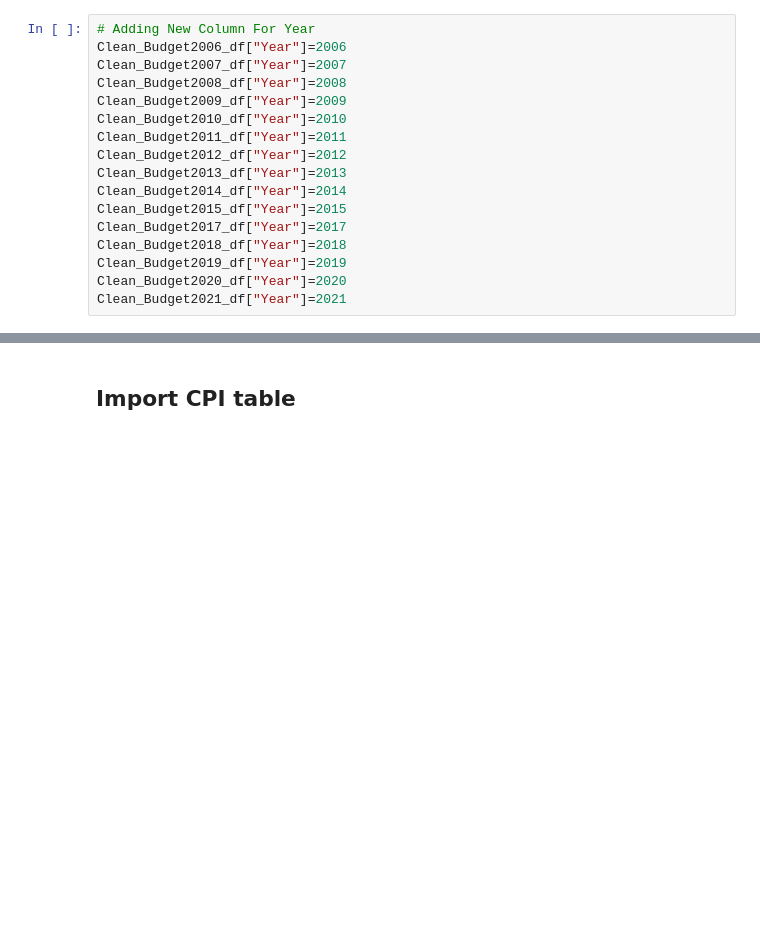
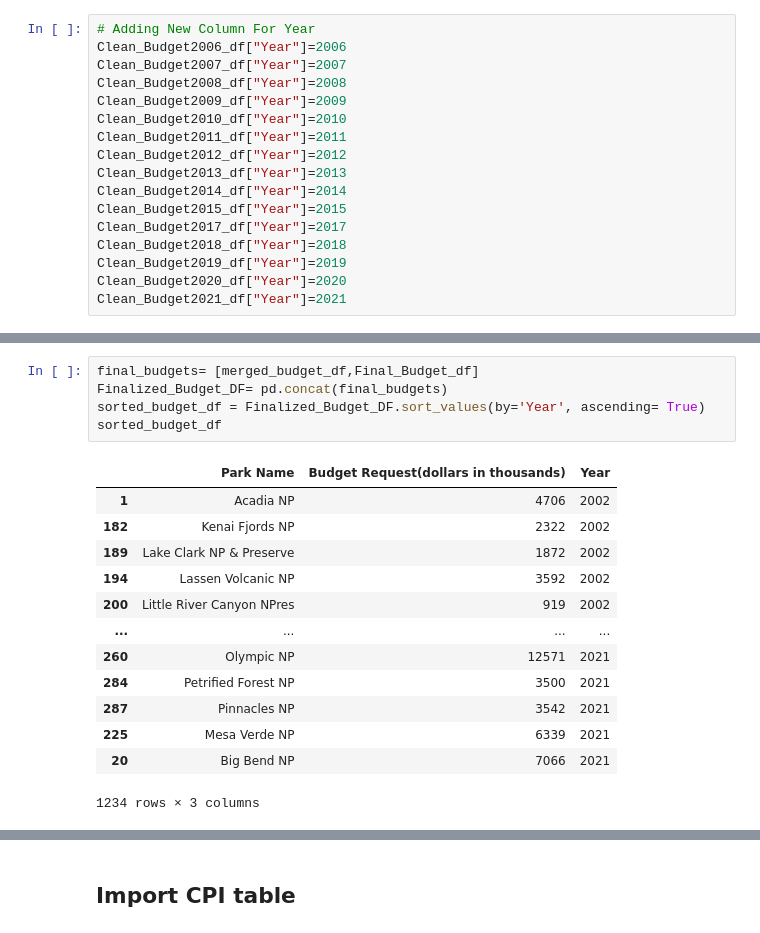
Before and after one commit to mregpala/project-national-park-performance, a Jupyter notebook: NationalParkAnalysis.ipynb, the cells around one changed output, grey strips where cells are left out. Cells and saved outputs as stored; diff of their text form; blank space fills up the shorter version.

```diff
--- a/NationalParkAnalysis.ipynb
+++ b/NationalParkAnalysis.ipynb
@@ -264,5 +286,24 @@ See the caveats in the documentation: https://pandas.pydata.org/pandas-docs/stab
 | 357 | Yukon-Charley Rivers NPres | 1768 | 2020 |
 | 358 | Zion NP | 7515 | 2020 |
 936 rows × 3 columns
+# %%
+final_budgets= [merged_budget_df,Final_Budget_df]
+Finalized_Budget_DF= pd.concat(final_budgets)
+sorted_budget_df = Finalized_Budget_DF.sort_values(by='Year', ascending= True)
+sorted_budget_df
+# %% [output]
+|  | Park Name | Budget Request(dollars in thousands) | Year |
+| 1 | Acadia NP | 4706 | 2002 |
+| 182 | Kenai Fjords NP | 2322 | 2002 |
+| 189 | Lake Clark NP & Preserve | 1872 | 2002 |
+| 194 | Lassen Volcanic NP | 3592 | 2002 |
+| 200 | Little River Canyon NPres | 919 | 2002 |
+| ... | ... | ... | ... |
+| 260 | Olympic NP | 12571 | 2021 |
+| 284 | Petrified Forest NP | 3500 | 2021 |
+| 287 | Pinnacles NP | 3542 | 2021 |
+| 225 | Mesa Verde NP | 6339 | 2021 |
+| 20 | Big Bend NP | 7066 | 2021 |
+1234 rows × 3 columns
 # %%
 Final_Budget_df.dtypes
```
Also changed, not shown: parts of 22 cells of this notebook.
